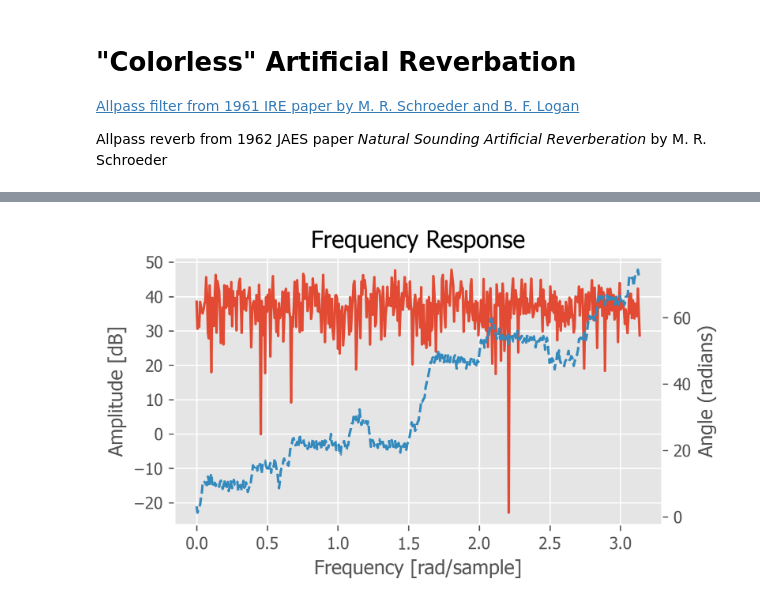
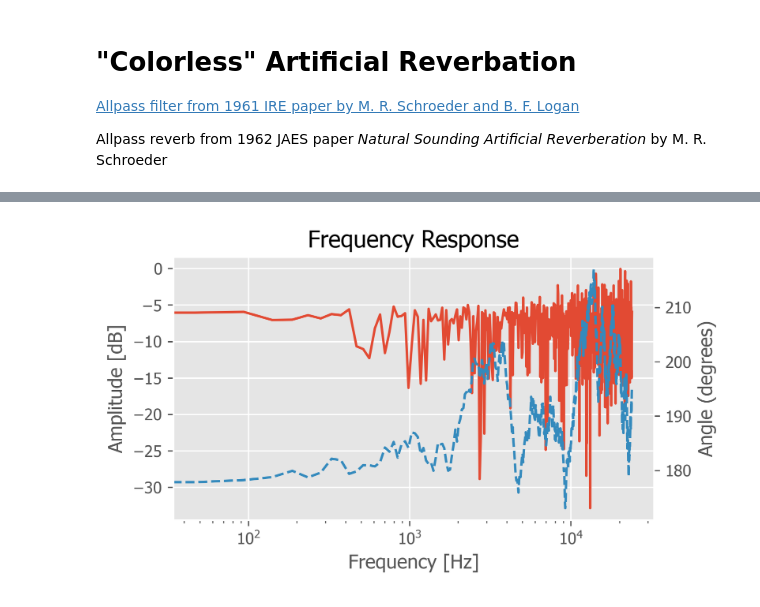
Before and after one commit to ciwhitfill/reverb, a Jupyter notebook: Schroeder.ipynb, the cells around one changed output, grey strips where cells are left out. Cells and saved outputs as stored; diff of their text form; code cells hidden in the pictures.

```diff
--- a/Schroeder.ipynb
+++ b/Schroeder.ipynb
@@ -80,8 +150,9 @@ class AllPassDelay(CombFilter):
 ![Schroeder Reverb](img/schroeder_reverb.png)
 # %%
 class SchroederReverb:
-    """Schroeder reverbator, as described in Natural Sounding Artificial Reverberation, Fig. 5"""
+    """Schroeder reverbator, as described in 'Natural Sounding Artificial Reverberation', Fig. 5"""
     def __init__(self, gain_1, gain_2, delay_length, allpass_matrix, sample_rate):
+        self.stereo = False
         self.size = len(allpass_matrix)
         self.gain_1 = gain_1
         self.gain_2 = gain_2
@@ -92,16 +163,16 @@ class SchroederReverb:
 
         self.delay = Delay(sample_rate, delay_length)
 
-    def tick(self, input):
+    def tick(self, input_):
         """Run reverb for 1 sample"""
-        self.delay.tick(input + self.gain_2 * self.allpass_reverb[-1].output)
+        self.delay.tick(input_ + self.gain_2 * self.allpass_reverb[-1].output)
         for index, allpass in enumerate(self.allpass_reverb):
             if index == 0:
                 allpass.tick(self.delay.output)
             else:
                 allpass.tick(self.allpass_reverb[index - 1].output)
 
-        self.output = (self.allpass_reverb[-1].output * (1.0 - self.gain_1**2)) + (input * self.gain_1 * -1.0)
+        self.output = (self.allpass_reverb[-1].output * (1.0 - self.gain_1**2)) + (input_ * self.gain_1 * -1.0)
 
     def clear(self):
         """Flush delay lines, setting all values to 0.0"""
@@ -116,14 +187,14 @@ allpass_matrix = [[100, 0.5],
                   [19.7, 0.5],
                   [5.85, 0.5]]
 
-sample_rate, input = wavfile.read("./input.wav")
+input_file = "./input.wav"
+output_file = "./output.wav"
+
+
+with wave.open(input_file, "r") as wave_file:
+    sample_rate = wave_file.getframerate()
 
 reverb = SchroederReverb(0.33, 1.5, delay_length, allpass_matrix, sample_rate)
 
-output = np.zeros(input.size)
-
-for index, sample in enumerate(input):
-    reverb.tick(sample)
-    output[index] = reverb.output
-
-wavfile.write("./output.wav", sample_rate, output.astype(np.int16))
+process_file(input_file, output_file, reverb)
+display.Audio(filename=output_file)
@@ -150,18 +223,18 @@ plt.show()
 # %%
-w, h = signal.freqz(output)
+w, h = signal.freqz(output, fs=48000)
 fig, ax1 = plt.subplots()
 
 ax1.set_title('Frequency Response')
-ax1.plot(w, 20 * np.log10(abs(h)), 'C0-')
+ax1.semilogx(w, 20 * np.log10(abs(h)), 'C0-')
 ax1.set_ylabel('Amplitude [dB]')
-ax1.set_xlabel('Frequency [rad/sample]')
+ax1.set_xlabel('Frequency [Hz]')
 ax2 = ax1.twinx()
-angles = np.unwrap(np.angle(h))
+angles = np.unwrap(np.angle(h, deg=True))
 ax2.plot(w, angles,'C1--')
-ax2.set_ylabel('Angle (radians)')
+ax2.set_ylabel('Angle (degrees)')
 ax2.grid()
 ax2.axis('tight')
 
 plt.show()
 # %% [output]
-[figure, old version]
+[figure, new version]
```
Also changed, not shown: parts of 5 cells of this notebook, 6 other files.
